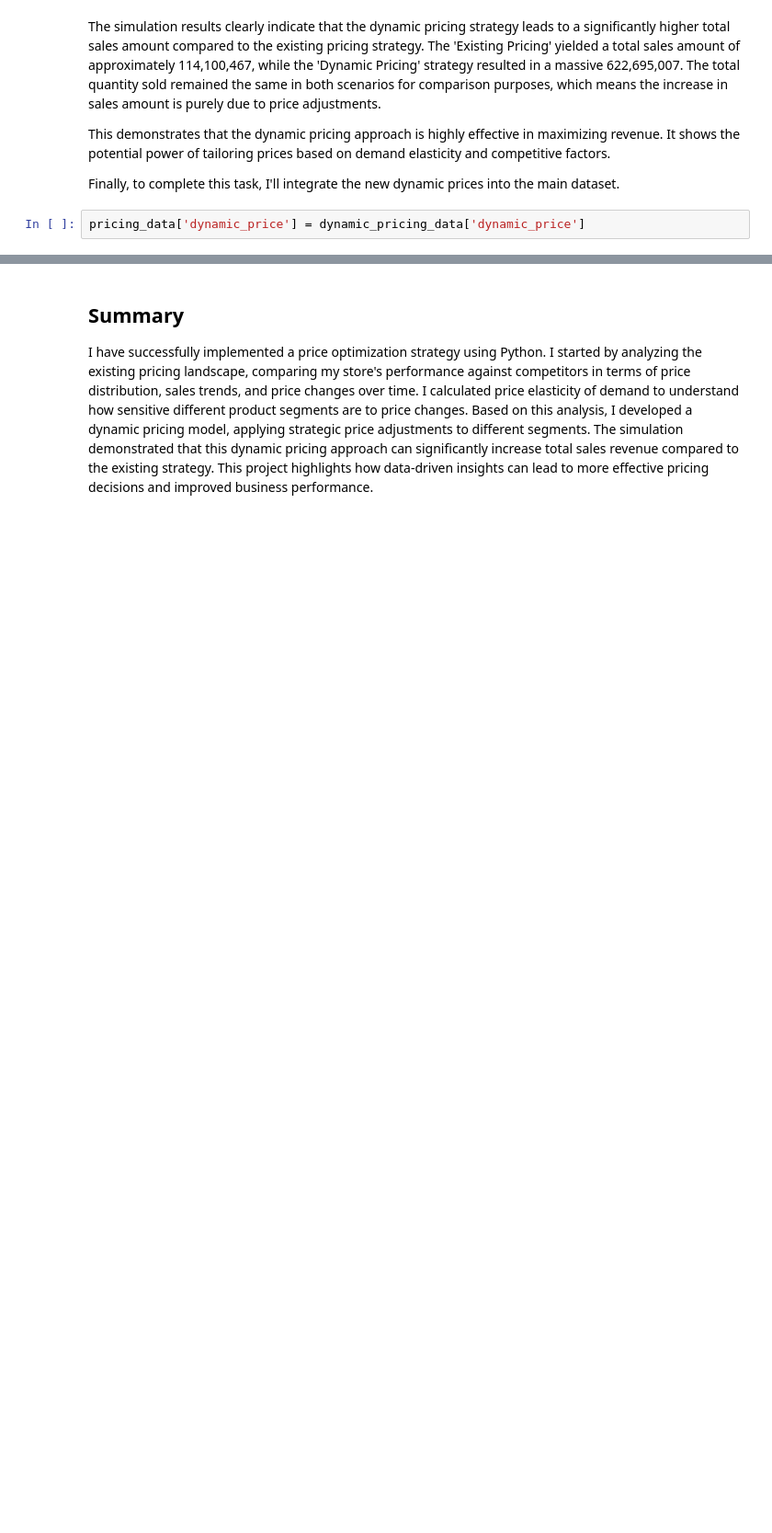
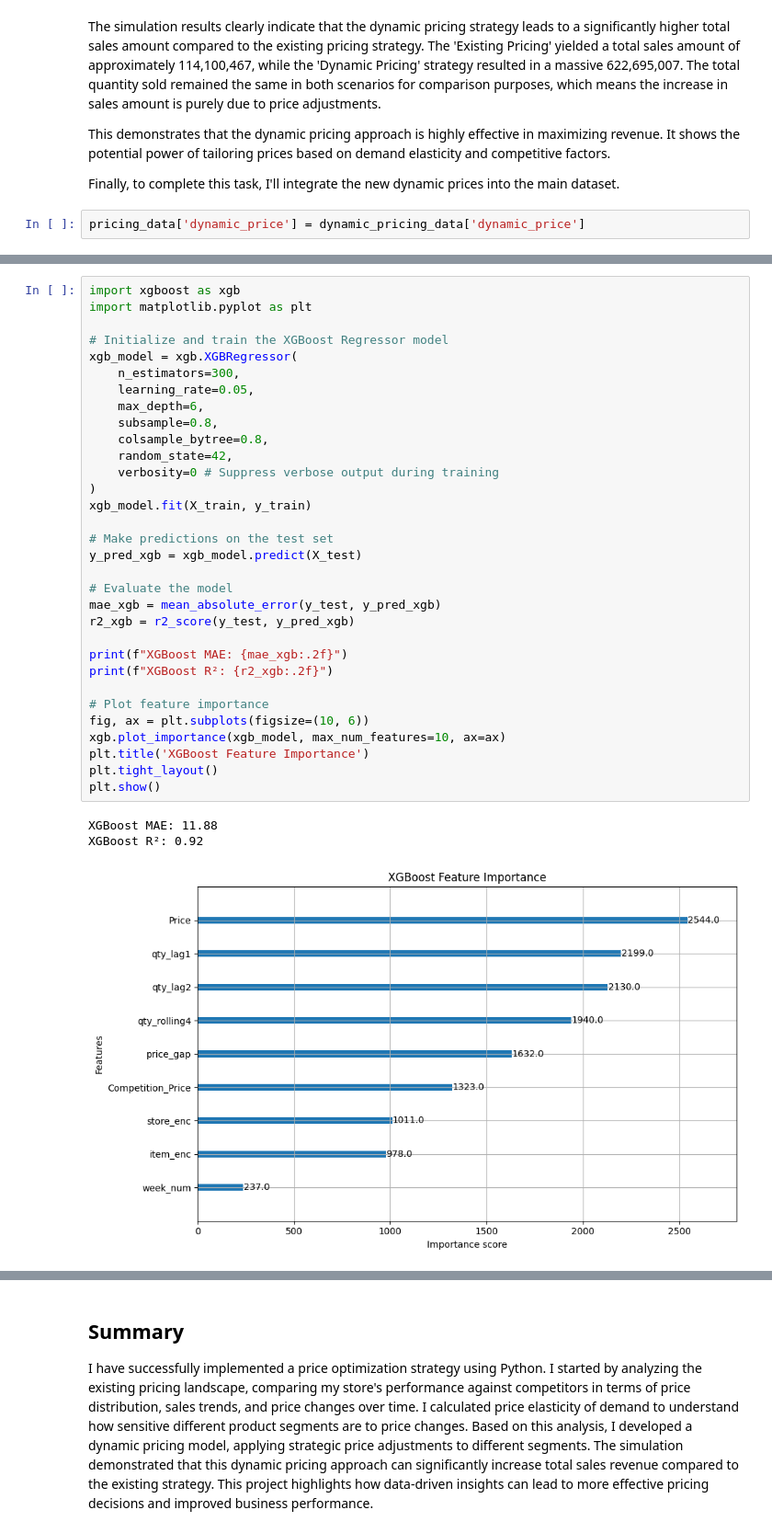
Before and after one commit to archit-biswas/Price-Optimization, a Jupyter notebook: price_optimization.ipynb, the cells around one changed output, grey strips where cells are left out. Shown at 92% size. Cells and saved outputs as stored; diff of their text form; blank space fills up the shorter version.

```diff
--- a/price_optimization.ipynb
+++ b/price_optimization.ipynb
@@ -375,0 +548,36 @@ pricing_data['dynamic_price'] = dynamic_pricing_data['dynamic_price']
+# %%
+import xgboost as xgb
+import matplotlib.pyplot as plt
+
+# Initialize and train the XGBoost Regressor model
+xgb_model = xgb.XGBRegressor(
+    n_estimators=300,
+    learning_rate=0.05,
+    max_depth=6,
+    subsample=0.8,
+    colsample_bytree=0.8,
+    random_state=42,
+    verbosity=0 # Suppress verbose output during training
+)
+xgb_model.fit(X_train, y_train)
+
+# Make predictions on the test set
+y_pred_xgb = xgb_model.predict(X_test)
+
+# Evaluate the model
+mae_xgb = mean_absolute_error(y_test, y_pred_xgb)
+r2_xgb = r2_score(y_test, y_pred_xgb)
+
+print(f"XGBoost MAE: {mae_xgb:.2f}")
+print(f"XGBoost R²: {r2_xgb:.2f}")
+
+# Plot feature importance
+fig, ax = plt.subplots(figsize=(10, 6))
+xgb.plot_importance(xgb_model, max_num_features=10, ax=ax)
+plt.title('XGBoost Feature Importance')
+plt.tight_layout()
+plt.show()
+# %% [output]
+XGBoost MAE: 11.88
+XGBoost R²: 0.92
+[figure, added]
```
Also changed, not shown: parts of 19 cells of this notebook.
